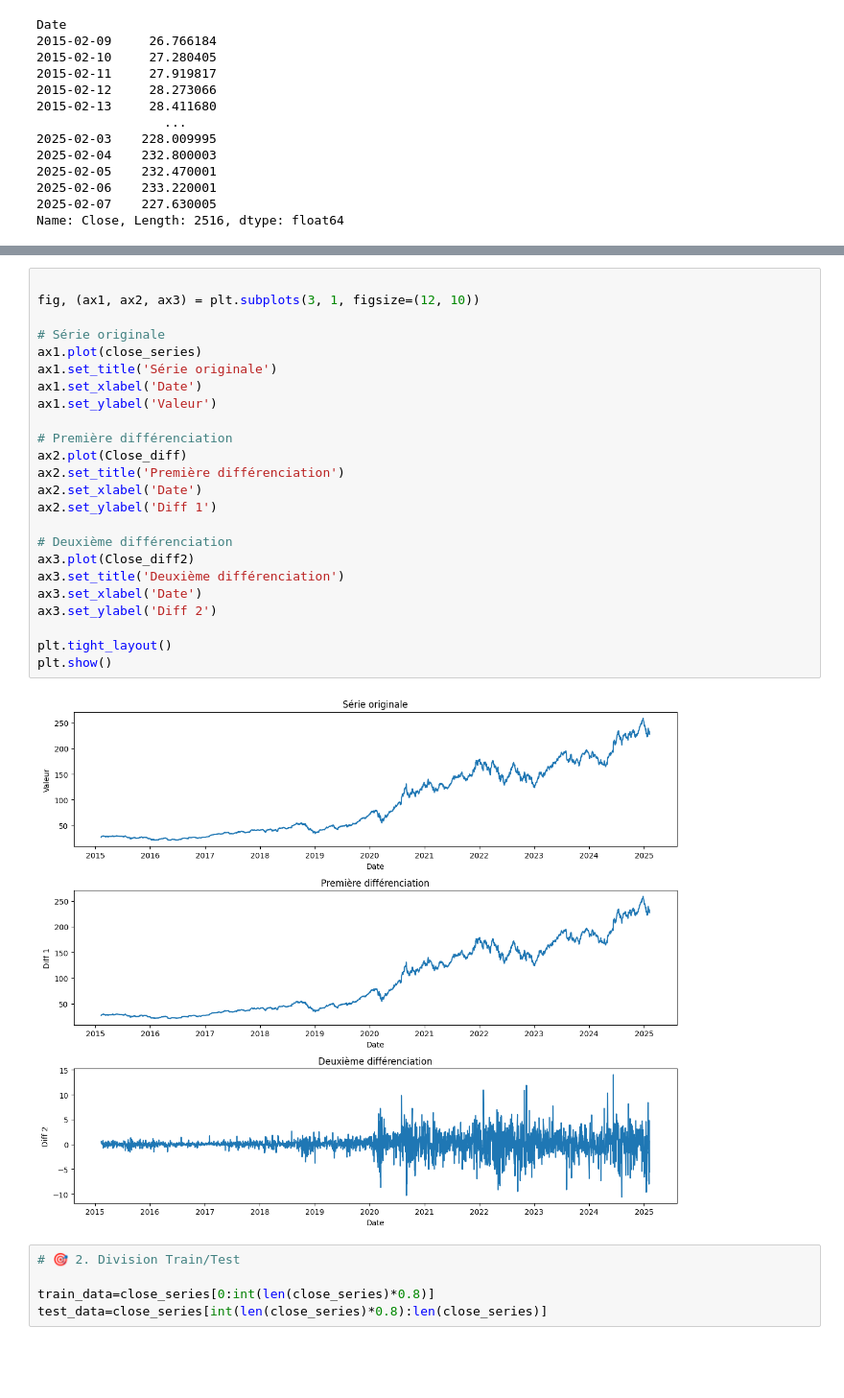
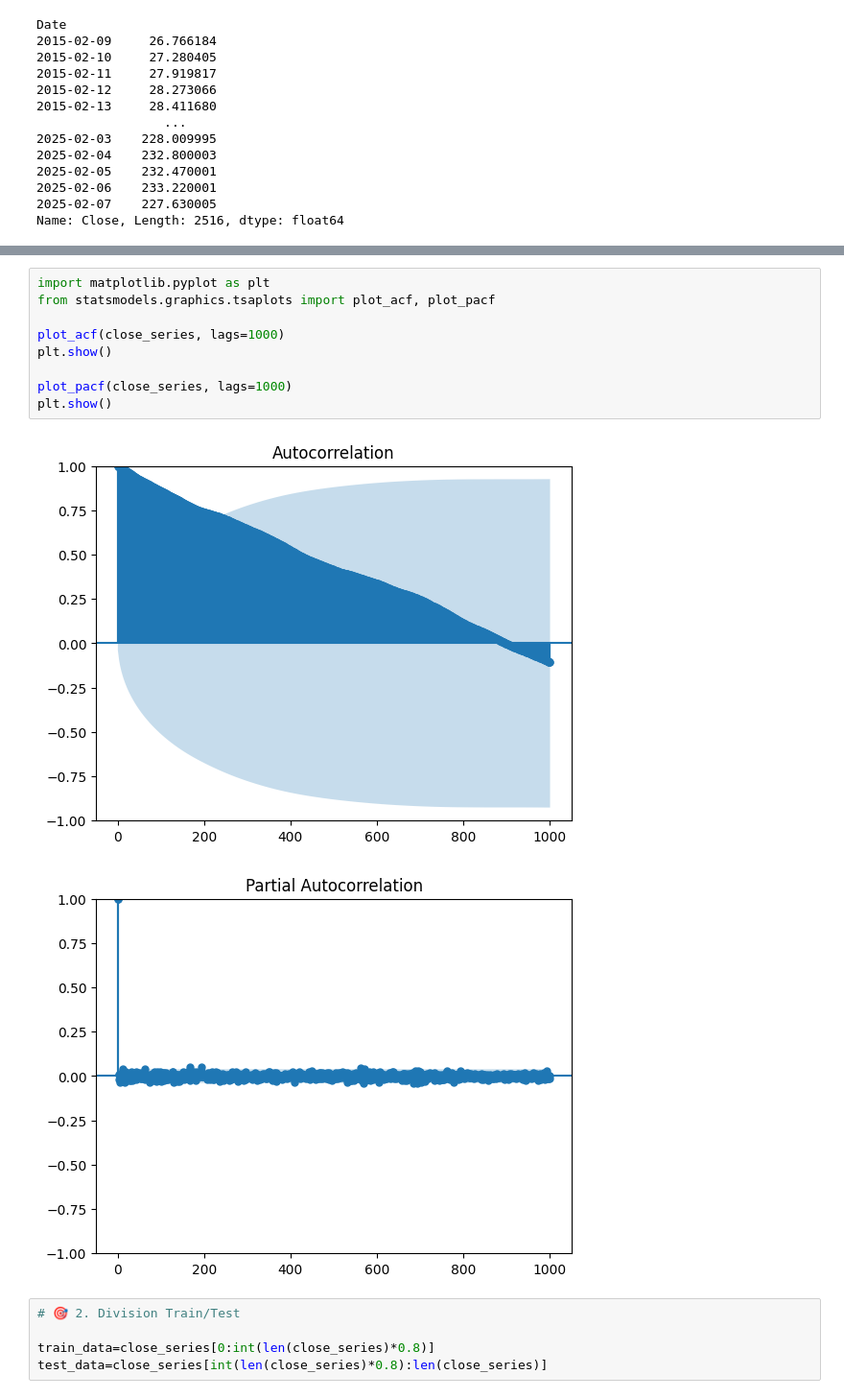
Before and after one commit to abdenour234/ProjetTimeSeries, a Jupyter notebook: ARIMA/arima.ipynb, the cells around one changed output, grey strips where cells are left out. Shown: that part at 96% size. Saved outputs shown, nothing was run; the diff lists cells and outputs as text; blank space fills up the shorter version.

```diff
--- a/ARIMA/arima.ipynb
+++ b/ARIMA/arima.ipynb
@@ -77,29 +26,15 @@ Name: Close, Length: 2515, dtype: float64
-# %%
-
-fig, (ax1, ax2, ax3) = plt.subplots(3, 1, figsize=(12, 10))
-
-# Série originale
-ax1.plot(close_series)
-ax1.set_title('Série originale')
-ax1.set_xlabel('Date')
-ax1.set_ylabel('Valeur')
-
-# Première différenciation
-ax2.plot(Close_diff)
-ax2.set_title('Première différenciation')
-ax2.set_xlabel('Date')
-ax2.set_ylabel('Diff 1')
-
-# Deuxième différenciation
-ax3.plot(Close_diff2)
-ax3.set_title('Deuxième différenciation')
-ax3.set_xlabel('Date')
-ax3.set_ylabel('Diff 2')
-
-plt.tight_layout()
-plt.show()
-# %% [output]
-[figure, removed]
+# %%
+import matplotlib.pyplot as plt
+from statsmodels.graphics.tsaplots import plot_acf, plot_pacf
+
+plot_acf(close_series, lags=1000)
+plt.show()
+
+plot_pacf(close_series, lags=1000)
+plt.show()
+# %% [output]
+[figure, added]
+[figure, added]
 # %%
 # 🎯 2. Division Train/Test
 
```
Also changed, not shown: parts of 32 cells of this notebook, 1 other file.
